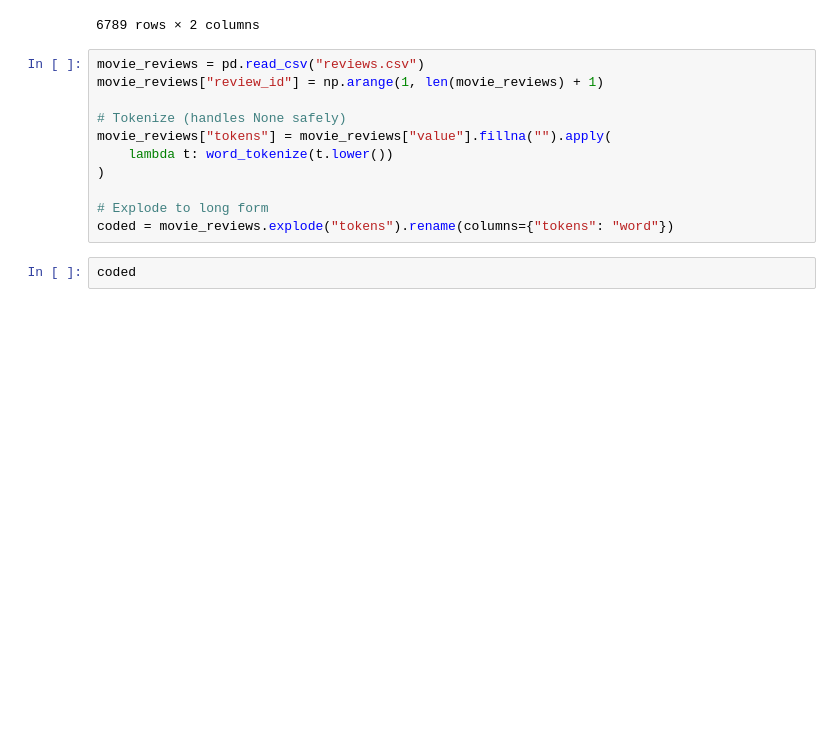
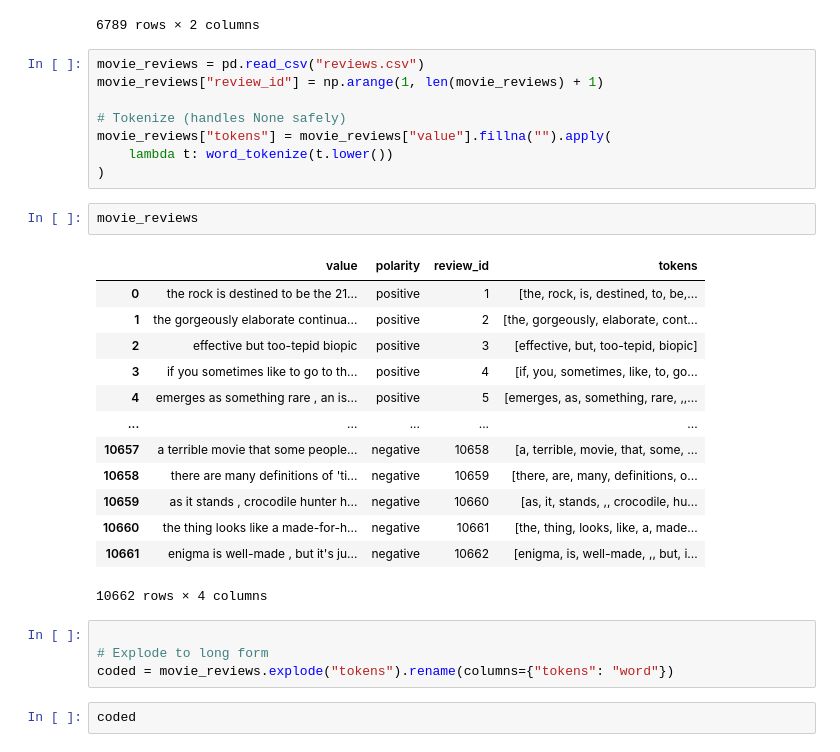
Before and after one commit to zsuzsakoos/CEU_text_as_data_python, a Jupyter notebook: meeting_slides/meeting_05/dictionaries.ipynb, the cells around one changed output. Cells and saved outputs as stored; diff of their text form; blank space fills up the shorter version.

```diff
--- a/meeting_slides/meeting_05/dictionaries.ipynb
+++ b/meeting_slides/meeting_05/dictionaries.ipynb
@@ -350,9 +350,26 @@ movie_reviews["review_id"] = np.arange(1, len(movie_reviews) + 1)
 movie_reviews["tokens"] = movie_reviews["value"].fillna("").apply(
     lambda t: word_tokenize(t.lower())
 )
-
-# Explode to long form
-coded = movie_reviews.explode("tokens").rename(columns={"tokens": "word"})
+# %%
+movie_reviews
+# %% [output]
+|  | value | polarity | review_id | tokens |
+| 0 | the rock is destined to be the 21... | positive | 1 | [the, rock, is, destined, to, be,... |
+| 1 | the gorgeously elaborate continua... | positive | 2 | [the, gorgeously, elaborate, cont... |
+| 2 | effective but too-tepid biopic | positive | 3 | [effective, but, too-tepid, biopic] |
+| 3 | if you sometimes like to go to th... | positive | 4 | [if, you, sometimes, like, to, go... |
+| 4 | emerges as something rare , an is... | positive | 5 | [emerges, as, something, rare, ,,... |
+| ... | ... | ... | ... | ... |
+| 10657 | a terrible movie that some people... | negative | 10658 | [a, terrible, movie, that, some, ... |
+| 10658 | there are many definitions of 'ti... | negative | 10659 | [there, are, many, definitions, o... |
+| 10659 | as it stands , crocodile hunter h... | negative | 10660 | [as, it, stands, ,, crocodile, hu... |
+| 10660 | the thing looks like a made-for-h... | negative | 10661 | [the, thing, looks, like, a, made... |
+| 10661 | enigma is well-made , but it's ju... | negative | 10662 | [enigma, is, well-made, ,, but, i... |
+10662 rows × 4 columns
+# %%
+
+# Explode to long form
+coded = movie_reviews.explode("tokens").rename(columns={"tokens": "word"})
 # %%
 coded
 # %% [output]
```
Also changed, not shown: parts of 3 cells of this notebook, 5 other files.
